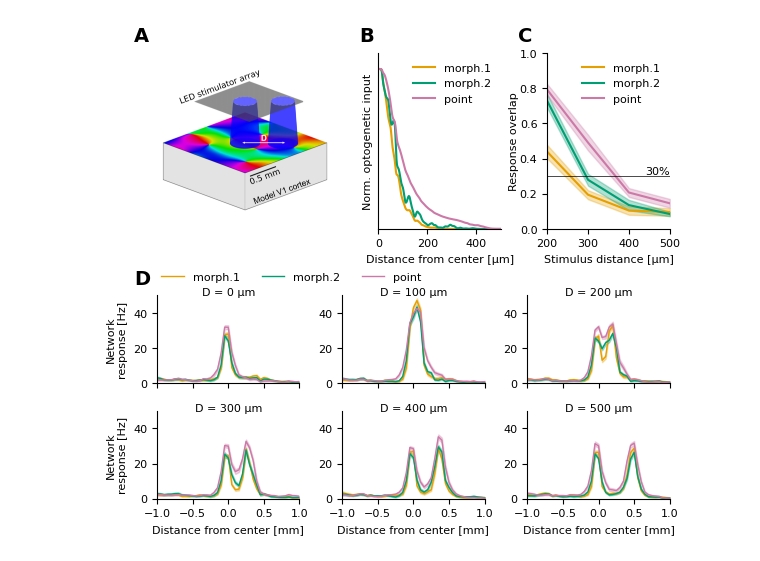
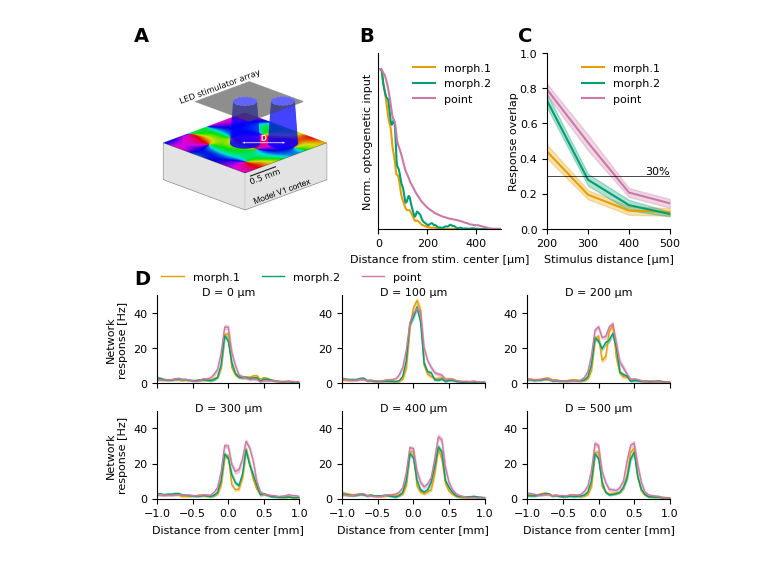
Before and after one commit to dberling/reduce_opto_response, a Jupyter notebook: article_figures/article_figure4_1.ipynb, the cells around one changed output. Cells and saved outputs as stored; diff of their text form; code cells hidden in the pictures.

Commit message:
Figure updates

```diff
--- a/article_figures/article_figure4_1.ipynb
+++ b/article_figures/article_figure4_1.ipynb
@@ -146,7 +146,7 @@ ax1.imshow(mpimg.imread('/home/david/Documents/papers/reduction_paper/two_stimul
 for l, c, cu_tmean_label in zip(labels, colors, cu_tmean):
     ax2a.plot(np.arange(0,len(cu_tmean_label)*dx_cu, dx_cu), cu_tmean_label/np.max(cu_tmean_label), c=c, label=l)
 ax2a.set_ylabel('Norm. optogenetic input')
-ax2a.set_xlabel('Distance from center [µm]')
+ax2a.set_xlabel('Distance from stim. center [µm]')
 ax2a.set_xlim(0,500)
 ax2a.set_ylim(0,1.1)
 ax2a.set_yticks([])
@@ -183,31 +183,31 @@ for i_dist, (ax, dist) in enumerate(zip([ax3, ax4, ax5, ax6, ax7, ax8], stim_dis
         ax.fill_between(x, fr_mean[i_label,i_dist]-fr_sem[i_label,i_dist], fr_mean[i_label,i_dist]+fr_sem[i_label,i_dist], color=c, alpha=0.3)
         ax.set_title(f"D = {dist} µm", fontsize=8, y=0.9)
         ax.spines[['top', 'right']].set_visible(False)
         ax.set_ylim(0,50)
         ax.set_xlim(-1,1)
 
 ax3.legend(
     loc='lower left',
     bbox_to_anchor=(0, 1.1),
     ncol=3,
     frameon=False,
     borderaxespad=0.
 )
 
 for ax in [ax3, ax6]:
     ax.set_ylabel('Network\nresponse [Hz]')
 for ax in [ax6, ax7, ax8]:
     ax.set_xlabel('Distance from center [mm]')
 for ax in [ax3, ax4, ax5]:
     ax.set_xticklabels([])
 
 
 #label_subplots_ABC(fig=fig, axs=[ax1, ax2a, ax2, ax3], x_shift=-0.07, y_shift=0.02, )
 fig.text(0.09, 0.9, 'A', fontsize=14, fontweight='bold')
 fig.text(0.43, 0.9, 'B', fontsize=14, fontweight='bold')
 fig.text(0.67, 0.9, 'C', fontsize=14, fontweight='bold')
 fig.text(0.09, 0.48, 'D', fontsize=14, fontweight='bold')
 
 fig.savefig('figures/article_figure4_1.png', dpi=600, facecolor='white')
 # %% [output]
-[figure, old version]
+[figure, new version]
```
Also changed, not shown: 3 other files.
